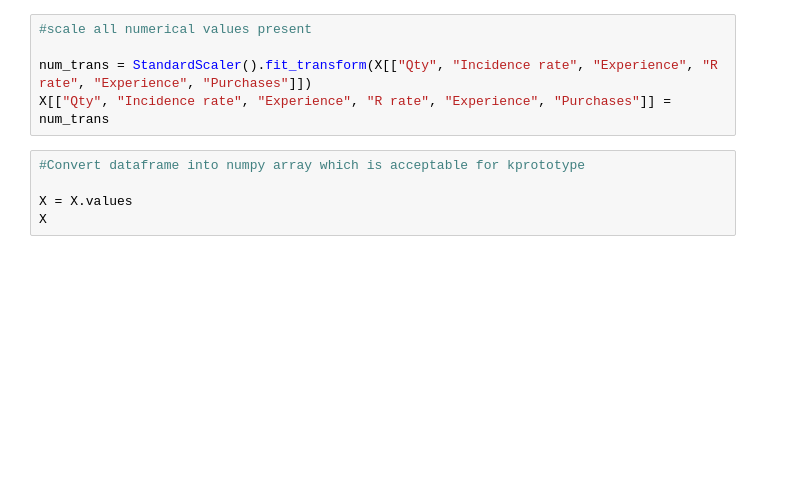
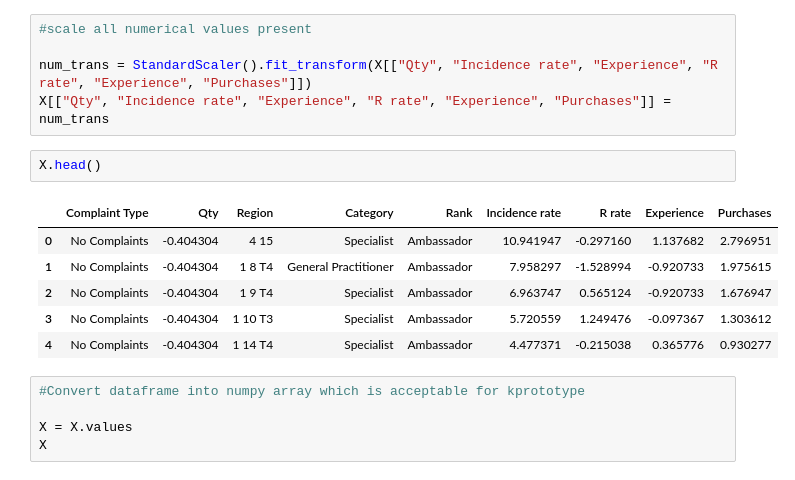
Before and after one commit to deelight-del/Clustering_doctors, a Jupyter notebook: Kprototype algorithm.ipynb, the cells around one changed output. Cells and saved outputs as stored; diff of their text form; blank space fills up the shorter version.

```diff
--- a/Kprototype algorithm.ipynb
+++ b/Kprototype algorithm.ipynb
@@ -848,6 +851,15 @@ X.head()
 
 num_trans = StandardScaler().fit_transform(X[["Qty", "Incidence rate", "Experience", "R rate", "Experience", "Purchases"]])
 X[["Qty", "Incidence rate", "Experience", "R rate", "Experience", "Purchases"]] = num_trans
+# %%
+X.head()
+# %% [output]
+|  | Complaint Type | Qty | Region | Category | Rank | Incidence rate | R rate | Experience | Purchases |
+| 0 | No Complaints | -0.404304 | 4 15 | Specialist | Ambassador | 10.941947 | -0.297160 | 1.137682 | 2.796951 |
+| 1 | No Complaints | -0.404304 | 1 8 T4 | General Practitioner | Ambassador | 7.958297 | -1.528994 | -0.920733 | 1.975615 |
+| 2 | No Complaints | -0.404304 | 1 9 T4 | Specialist | Ambassador | 6.963747 | 0.565124 | -0.920733 | 1.676947 |
+| 3 | No Complaints | -0.404304 | 1 10 T3 | Specialist | Ambassador | 5.720559 | 1.249476 | -0.097367 | 1.303612 |
+| 4 | No Complaints | -0.404304 | 1 14 T4 | Specialist | Ambassador | 4.477371 | -0.215038 | 0.365776 | 0.930277 |
 # %%
 #Convert dataframe into numpy array which is acceptable for kprototype
 
```
Also changed, not shown: parts of 2 cells of this notebook, 3 other files.
